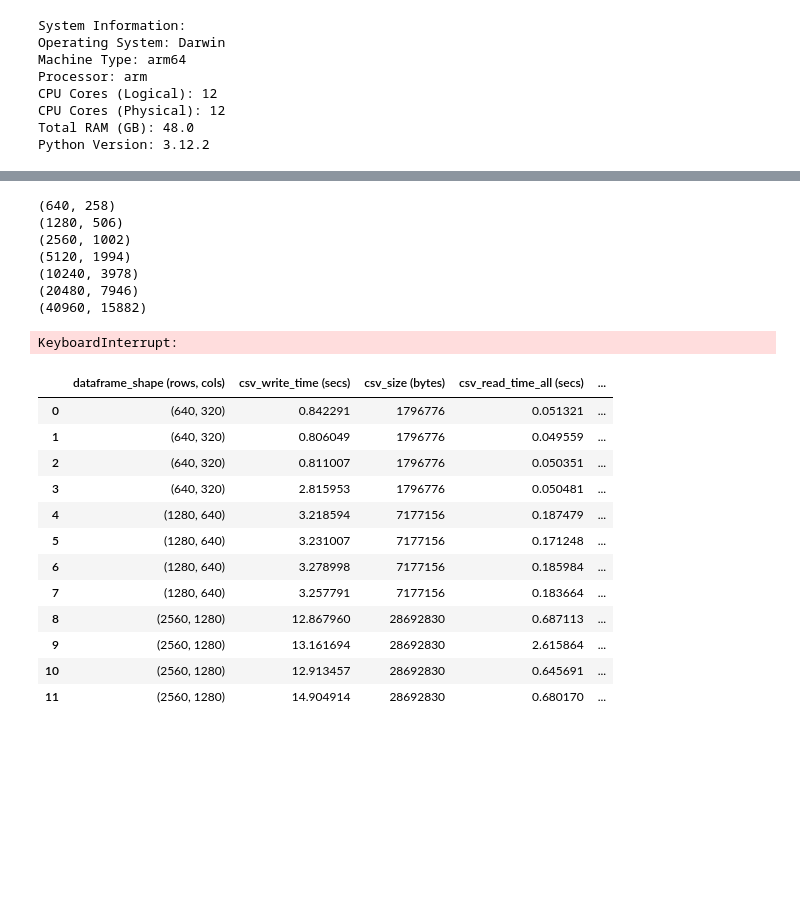
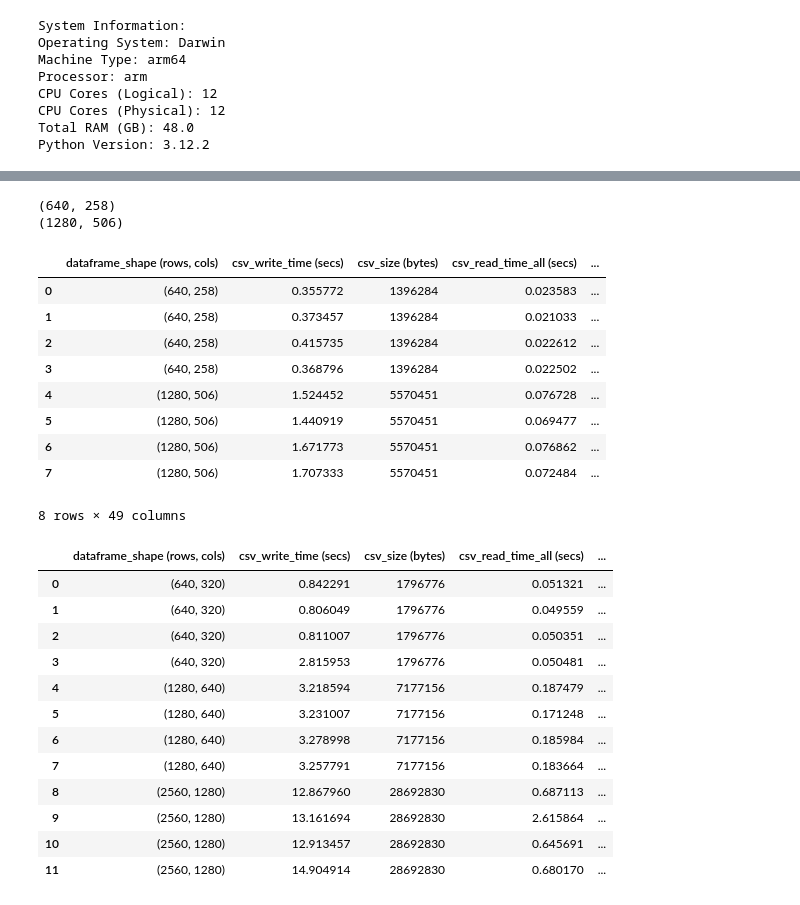
Before and after one commit to cytomining/CytoTable-benchmarks, a Jupyter notebook: notebooks/parquet_analysis.ipynb, the cells around one changed output, grey strips where cells are left out. Saved outputs shown, nothing was run; the diff lists cells and outputs as text; code cells hidden in the pictures; blank space fills up the shorter version.

```diff
--- a/notebooks/parquet_analysis.ipynb
+++ b/notebooks/parquet_analysis.ipynb
@@ -215,7 +215,7 @@ results = []
 
 # loop for iterating over increasingly large dataframes
 # and gathering data about operations on them
-for _ in range(1, 7):
+for _ in range(1, 6):
     # increase the size of the dataframe
     nrows *= 2
     ncols *= 2
@@ -441,52 +441,56 @@ for _ in range(1, 7):
                 "parquet_zstd_write_time (secs)": timer(
                     df.to_parquet, path=parquet_zstd_name, compression="zstd"
                 ),
                 "parquet_zstd_size (bytes)": os.stat(parquet_zstd_name).st_size,
                 "parquet_zstd_read_time_all (secs)": timer(
                     pd.read_parquet, path=parquet_zstd_name
                 ),
                 "parquet_zstd_read_time_one (secs)": timer(
                     pd.read_parquet, path=parquet_zstd_name, columns=["col_2"]
                 ),
                 # information about Parquet with lz4 compression
                 "parquet_lz4_write_time (secs)": timer(
                     df.to_parquet, path=parquet_lz4_name, compression="lz4"
                 ),
                 "parquet_lz4_size (bytes)": os.stat(parquet_lz4_name).st_size,
                 "parquet_lz4_read_time_all (secs)": timer(
                     pd.read_parquet, path=parquet_lz4_name
                 ),
                 "parquet_lz4_read_time_one (secs)": timer(
                     pd.read_parquet, path=parquet_lz4_name, columns=["col_2"]
                 ),
             }
         )
 
 
 df_results = pd.DataFrame(results)
 df_results
 # %% [output]
 (640, 258)
 (1280, 506)
-(2560, 1002)
-(5120, 1994)
-(10240, 3978)
-(20480, 7946)
-(40960, 15882)
+|  | dataframe_shape (rows, cols) | csv_write_time (secs) | csv_size (bytes) | csv_read_time_all (secs) | ... |
+| 0 | (640, 258) | 0.355772 | 1396284 | 0.023583 | ... |
+| 1 | (640, 258) | 0.373457 | 1396284 | 0.021033 | ... |
+| 2 | (640, 258) | 0.415735 | 1396284 | 0.022612 | ... |
+| 3 | (640, 258) | 0.368796 | 1396284 | 0.022502 | ... |
+| 4 | (1280, 506) | 1.524452 | 5570451 | 0.076728 | ... |
+| 5 | (1280, 506) | 1.440919 | 5570451 | 0.069477 | ... |
+| 6 | (1280, 506) | 1.671773 | 5570451 | 0.076862 | ... |
+| 7 | (1280, 506) | 1.707333 | 5570451 | 0.072484 | ... |
-KeyboardInterrupt:
+8 rows × 49 columns
-|  | dataframe_shape (rows, cols) | csv_write_time (secs) | csv_size (bytes) | csv_read_time_all (secs) | ... |
-| 0 | (640, 320) | 0.842291 | 1796776 | 0.051321 | ... |
-| 1 | (640, 320) | 0.806049 | 1796776 | 0.049559 | ... |
-| 2 | (640, 320) | 0.811007 | 1796776 | 0.050351 | ... |
-| 3 | (640, 320) | 2.815953 | 1796776 | 0.050481 | ... |
-| 4 | (1280, 640) | 3.218594 | 7177156 | 0.187479 | ... |
-| 5 | (1280, 640) | 3.231007 | 7177156 | 0.171248 | ... |
-| 6 | (1280, 640) | 3.278998 | 7177156 | 0.185984 | ... |
-| 7 | (1280, 640) | 3.257791 | 7177156 | 0.183664 | ... |
-| 8 | (2560, 1280) | 12.867960 | 28692830 | 0.687113 | ... |
-| 9 | (2560, 1280) | 13.161694 | 28692830 | 2.615864 | ... |
-| 10 | (2560, 1280) | 12.913457 | 28692830 | 0.645691 | ... |
-| 11 | (2560, 1280) | 14.904914 | 28692830 | 0.680170 | ... |
+|  | dataframe_shape (rows, cols) | csv_write_time (secs) | csv_size (bytes) | csv_read_time_all (secs) | ... |
+| 0 | (640, 320) | 0.842291 | 1796776 | 0.051321 | ... |
+| 1 | (640, 320) | 0.806049 | 1796776 | 0.049559 | ... |
+| 2 | (640, 320) | 0.811007 | 1796776 | 0.050351 | ... |
+| 3 | (640, 320) | 2.815953 | 1796776 | 0.050481 | ... |
+| 4 | (1280, 640) | 3.218594 | 7177156 | 0.187479 | ... |
+| 5 | (1280, 640) | 3.231007 | 7177156 | 0.171248 | ... |
+| 6 | (1280, 640) | 3.278998 | 7177156 | 0.185984 | ... |
+| 7 | (1280, 640) | 3.257791 | 7177156 | 0.183664 | ... |
+| 8 | (2560, 1280) | 12.867960 | 28692830 | 0.687113 | ... |
+| 9 | (2560, 1280) | 13.161694 | 28692830 | 2.615864 | ... |
+| 10 | (2560, 1280) | 12.913457 | 28692830 | 0.645691 | ... |
+| 11 | (2560, 1280) | 14.904914 | 28692830 | 0.680170 | ... |
 # %%
 average = (
     df_results.groupby("dataframe_shape (rows, cols)")
```
Also changed, not shown: parts of 6 cells of this notebook, 1 other file.
